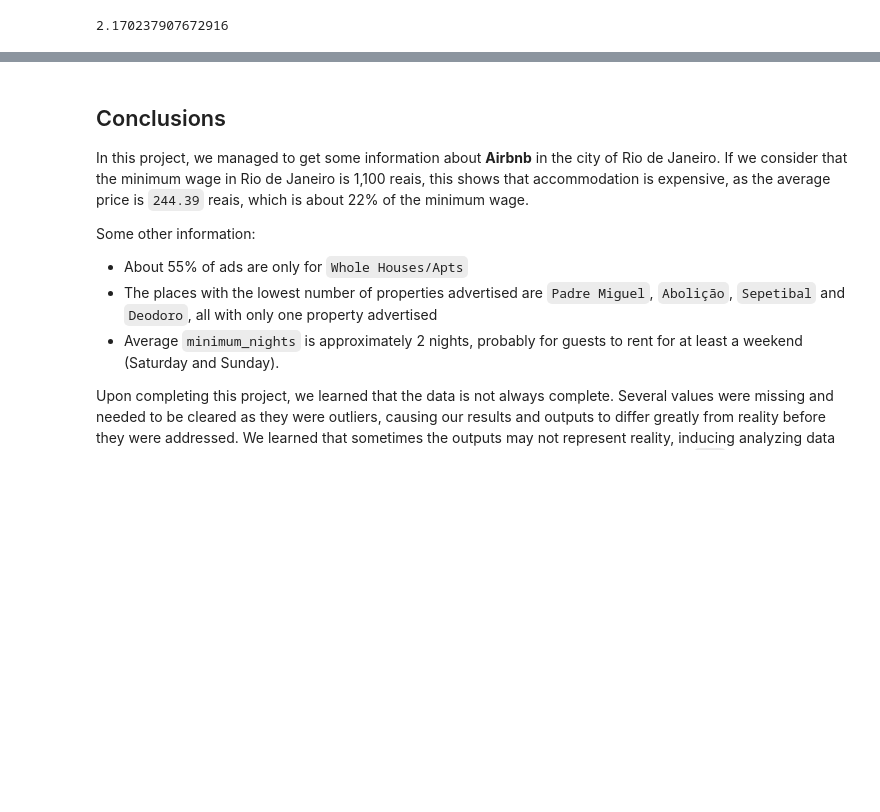
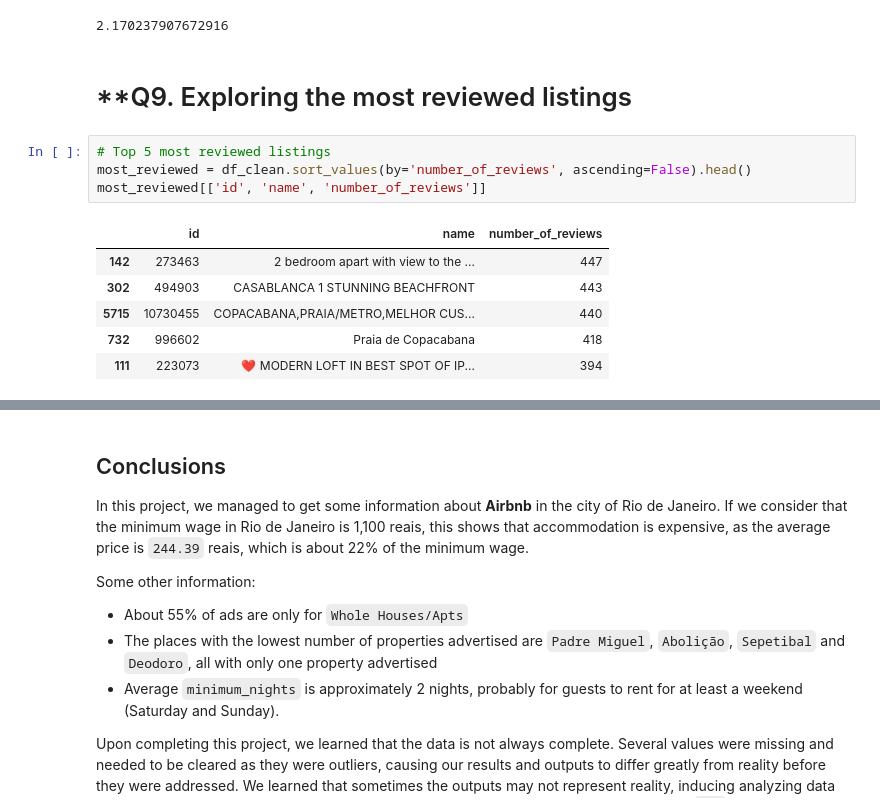
Before and after one commit to rwurdig/Data-Analysis-of-Airbnb-Rio-de-Janeiro, a Jupyter notebook: datasets/Data_Analysis_of_Airbnb_Rio_de_Janeiro.ipynb, the cells around one changed output, grey strips where cells are left out. Saved outputs shown, nothing was run; the diff lists cells and outputs as text; blank space fills up the shorter version.

```diff
--- a/datasets/Data_Analysis_of_Airbnb_Rio_de_Janeiro.ipynb
+++ b/datasets/Data_Analysis_of_Airbnb_Rio_de_Janeiro.ipynb
@@ -484,3 +484,16 @@ We can see that the average minimum number of nights is 2 nights, this shows us
 df_clean['minimum_nights'].mean()
 # %% [output]
 2.170237907672916
+# %% [markdown]
+# **Q9. Exploring the most reviewed listings
+# %%
+# Top 5 most reviewed listings
+most_reviewed = df_clean.sort_values(by='number_of_reviews', ascending=False).head()
+most_reviewed[['id', 'name', 'number_of_reviews']]
+# %% [output]
+|  | id | name | number_of_reviews |
+| 142 | 273463 | 2 bedroom apart with view to the ... | 447 |
+| 302 | 494903 | CASABLANCA 1 STUNNING BEACHFRONT | 443 |
+| 5715 | 10730455 | COPACABANA,PRAIA/METRO,MELHOR CUS... | 440 |
+| 732 | 996602 | Praia de Copacabana | 418 |
+| 111 | 223073 | ❤️ MODERN LOFT IN BEST SPOT OF IP... | 394 |
```
Also changed, not shown: parts of 8 cells of this notebook.
